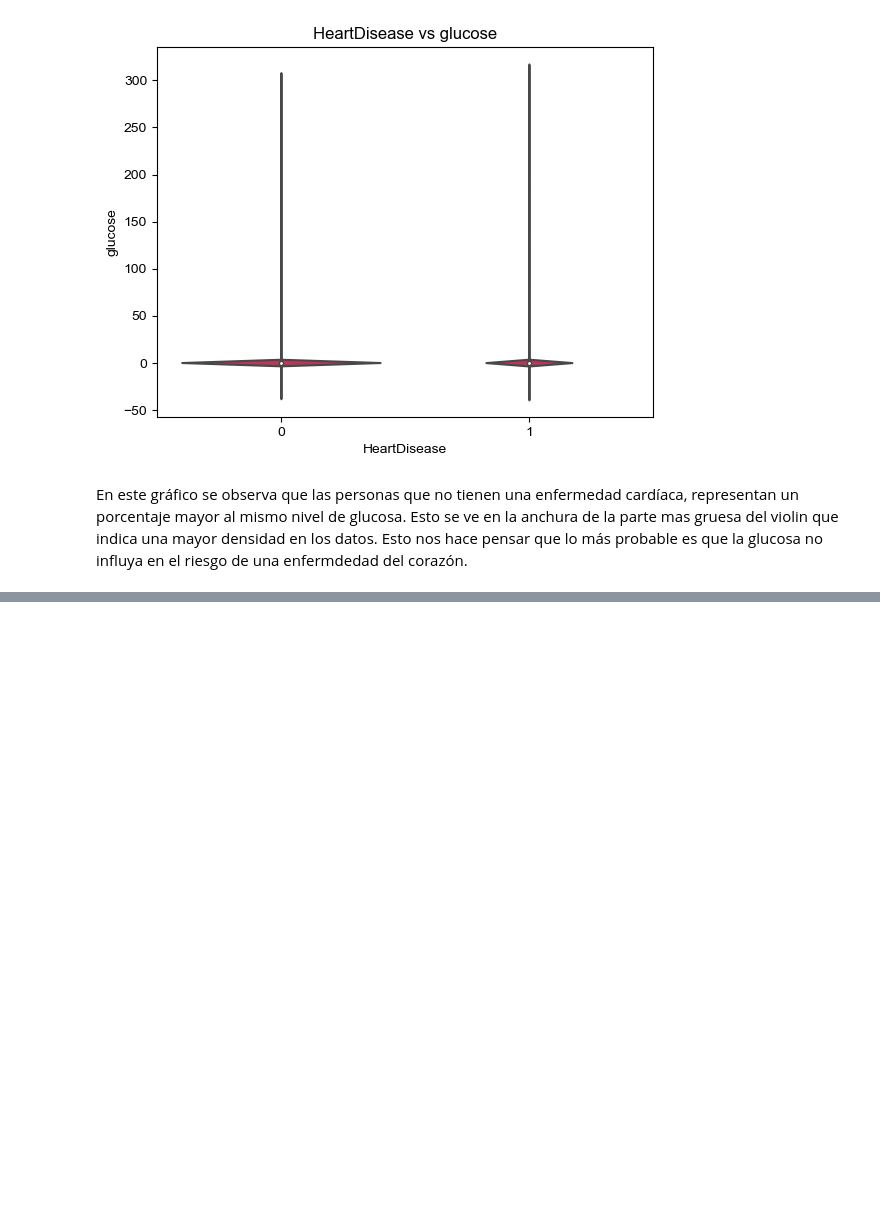
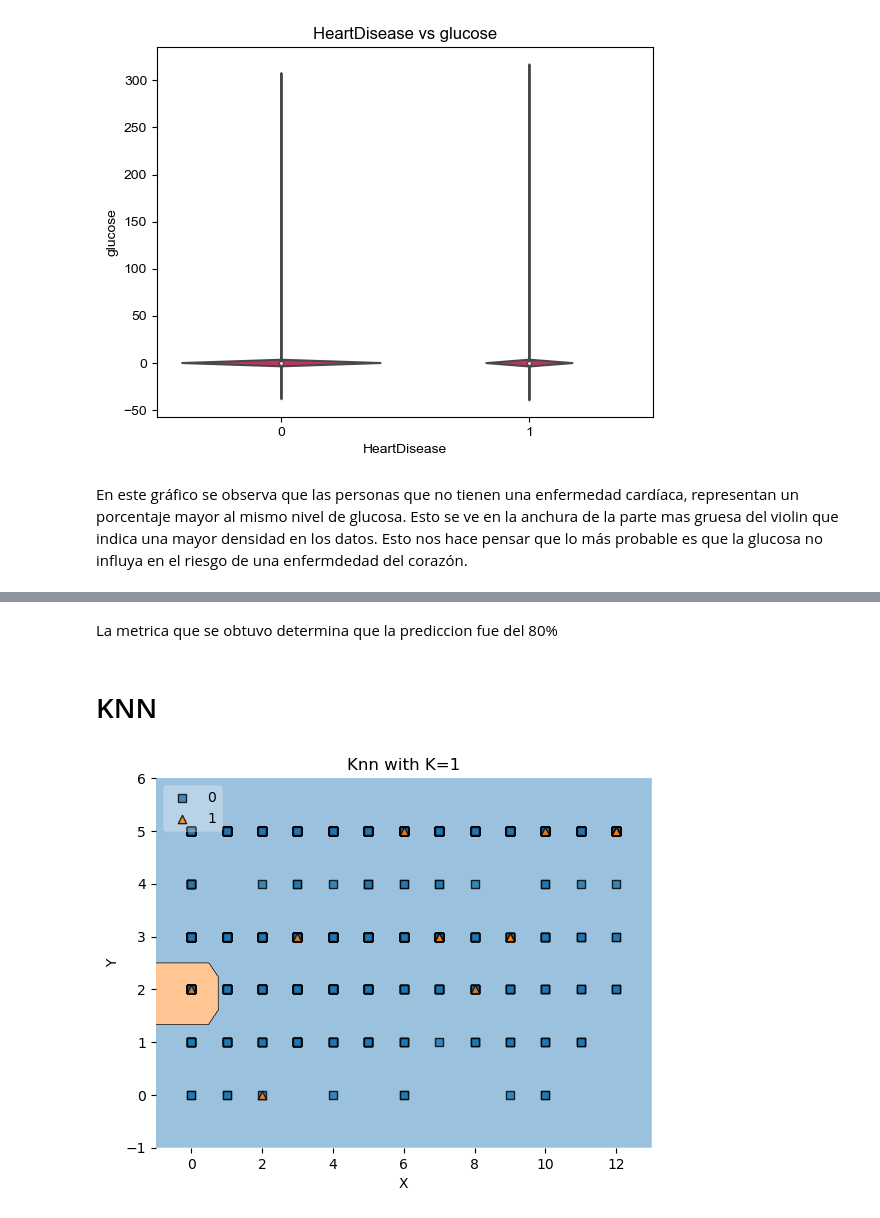
Before and after one commit to valemicolgarcia/Heart-Disease-Prediction, a Jupyter notebook: Preentrega+GarciaValeriaMicol.ipynb, the cells around one changed output, grey strips where cells are left out. Drawn from its saved outputs; the diff is of its cells as text; code cells hidden in the pictures; blank space fills up the shorter version.

```diff
--- a/Preentrega+GarciaValeriaMicol.ipynb
+++ b/Preentrega+GarciaValeriaMicol.ipynb
@@ -1023,0 +1038,3 @@ En este gráfico se observa que las personas que no tienen una enfermedad cardí
+# %%
+Y_df = df_limpio[['HeartDisease']].copy()
+X_df = df_limpio.drop('HeartDisease', axis=1).copy()
@@ -1023,0 +1045,2 @@ En este gráfico se observa que las personas que no tienen una enfermedad cardí
+# %%
+X_df.drop('sysBP', axis=1, inplace=True)
@@ -1023,0 +1110,28 @@ En este gráfico se observa que las personas que no tienen una enfermedad cardí
+# %% [markdown]
+La metrica que se obtuvo determina que la prediccion fue del 80%
+# %% [markdown]
+# KNN
+# %%
+#defino el clasificador
+clf = neighbors.KNeighborsClassifier(n_neighbors=1) #algoritmo
+
+#convierto a arrays de numpy
+X_array = X_df.to_numpy()
+Y_array = Y_df.to_numpy().ravel()
+
+clf.fit(X_array,Y_array) #entrenamiento
+
+#defino valores de relleno
+filler_values = {i: 0 for i in range(2, X_array.shape[1])}
+filler_ranges = {i: 1 for i in range(2, X_array.shape[1])}
+
+
+plot_decision_regions(X_array, Y_array, clf=clf, legend=2, filler_feature_values=filler_values, filler_feature_ranges=filler_ranges)
+
+#plot_decision_regions(X_array, Y_array, clf=clf, legend=2)
+plt.xlabel('X')
+plt.ylabel('Y')
+plt.title('Knn with K='+ str(1))
+plt.show()
+# %% [output]
+[figure, added]
```
Also changed, not shown: parts of 36 cells of this notebook.
